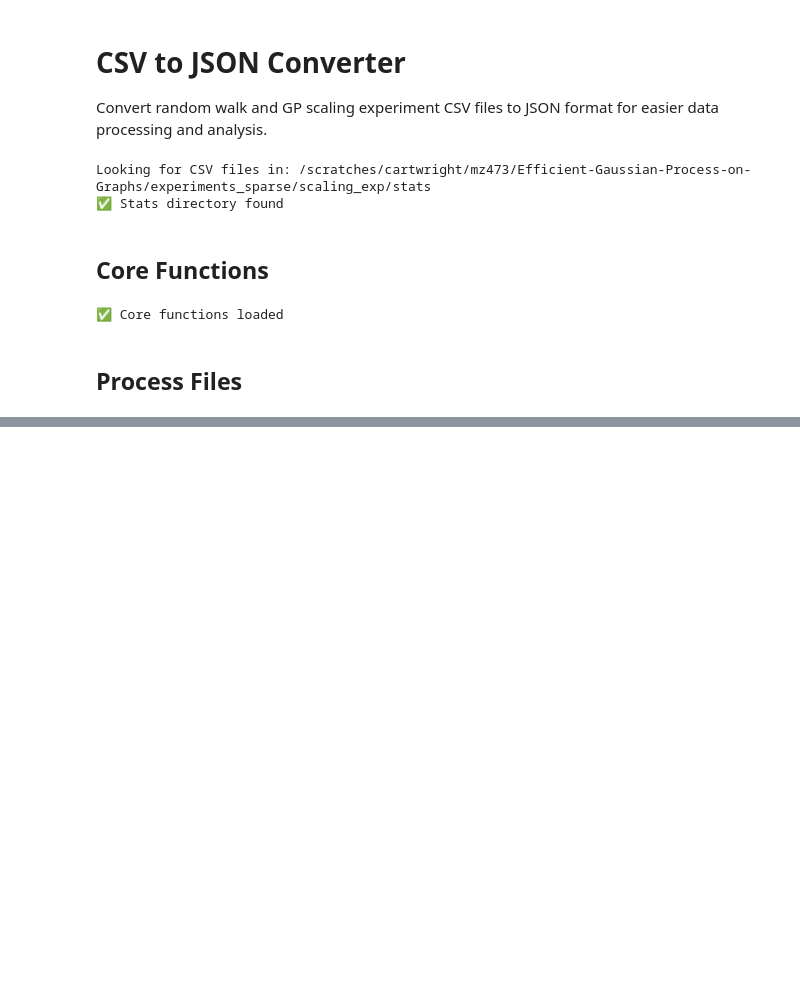
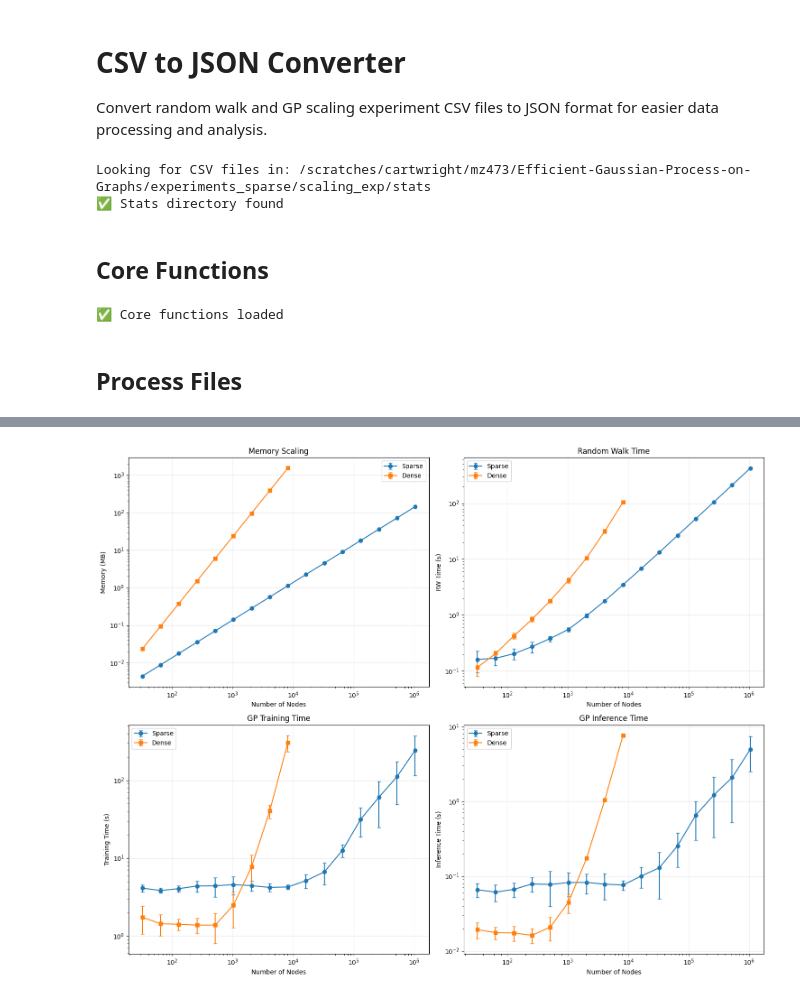
Before and after one commit to MatthewZhang473/Efficient-Gaussian-Process-on-Graphs, a Jupyter notebook: experiments_sparse/scaling_exp/csv_to_json_converter.ipynb, the cells around one changed output, grey strips where cells are left out. Drawn from its saved outputs; the diff is of its cells as text; code cells hidden in the pictures; blank space fills up the shorter version.

```diff
--- a/experiments_sparse/scaling_exp/csv_to_json_converter.ipynb
+++ b/experiments_sparse/scaling_exp/csv_to_json_converter.ipynb
@@ -424,0 +490,91 @@ NameError: name 'os' is not defined
+# %%
+# 5. Combined overview plot - All timing metrics
+fig, ((ax1, ax2), (ax3, ax4)) = plt.subplots(2, 2, figsize=(15, 12))
+
+# Memory scaling
+if len(df_rw_combined) > 0 and 'n_nodes' in df_rw_combined.columns:
+    if 'sparse_size_mb' in df_rw_combined.columns:
+        sparse_grouped = df_rw_combined.groupby('n_nodes')['sparse_size_mb'].agg(['mean', 'std']).reset_index()
+        ax1.errorbar(sparse_grouped['n_nodes'], sparse_grouped['mean'],
+                    yerr=2*sparse_grouped['std'], label='Sparse', marker='o', capsize=3)
+
+    if 'dense_size_mb' in df_rw_combined.columns:
+        dense_grouped = df_rw_combined.groupby('n_nodes')['dense_size_mb'].agg(['mean', 'std']).reset_index()
+        ax1.errorbar(dense_grouped['n_nodes'], dense_grouped['mean'],
+                    yerr=2*dense_grouped['std'], label='Dense', marker='s', capsize=3)
+
+ax1.set_xscale('log')
+ax1.set_yscale('log')
+ax1.set_xlabel('Number of Nodes')
+ax1.set_ylabel('Memory (MB)')
+ax1.set_title('Memory Scaling')
+ax1.legend()
+ax1.grid(True, alpha=0.3)
+
+# RW time scaling
+if len(df_rw_combined) > 0 and 'n_nodes' in df_rw_combined.columns:
+    if 'sparse_rw_time' in df_rw_combined.columns:
+        sparse_rw_grouped = df_rw_combined.groupby('n_nodes')['sparse_rw_time'].agg(['mean', 'std']).reset_index()
+        ax2.errorbar(sparse_rw_grouped['n_nodes'], sparse_rw_grouped['mean'],
+                    yerr=2*sparse_rw_grouped['std'], label='Sparse', marker='o', capsize=3)
+
+    if 'dense_rw_time' in df_rw_combined.columns:
+        dense_rw_grouped = df_rw_combined.groupby('n_nodes')['dense_rw_time'].agg(['mean', 'std']).reset_index()
+        ax2.errorbar(dense_rw_grouped['n_nodes'], dense_rw_grouped['mean'],
+                    yerr=2*dense_rw_grouped['std'], label='Dense', marker='s', capsize=3)
+
+ax2.set_xscale('log')
+ax2.set_yscale('log')
+ax2.set_xlabel('Number of Nodes')
+ax2.set_ylabel('RW Time (s)')
+ax2.set_title('Random Walk Time')
+ax2.legend()
+ax2.grid(True, alpha=0.3)
+
+# Training time scaling
+if len(df_sparse_gp) > 0 and 'train_time' in df_sparse_gp.columns:
+    sparse_grouped = df_sparse_gp.groupby('n_nodes')['train_time'].agg(['mean', 'std']).reset_index()
+    ax3.errorbar(sparse_grouped['n_nodes'], sparse_grouped['mean'],
+                yerr=2*sparse_grouped['std'], label='Sparse', marker='o', capsize=3)
+
+if len(df_dense_gp) > 0 and 'train_time' in df_dense_gp.columns:
+    dense_grouped = df_dense_gp.groupby('n_nodes')['train_time'].agg(['mean', 'std']).reset_index()
+    ax3.errorbar(dense_grouped['n_nodes'], dense_grouped['mean'],
+                yerr=2*dense_grouped['std'], label='Dense', marker='s', capsize=3)
+
+ax3.set_xscale('log')
+ax3.set_yscale('log')
+ax3.set_xlabel('Number of Nodes')
+ax3.set_ylabel('Training Time (s)')
+ax3.set_title('GP Training Time')
+ax3.legend()
+ax3.grid(True, alpha=0.3)
+
+# Inference time scaling
+if len(df_sparse_gp) > 0 and 'inference_time' in df_sparse_gp.columns:
+    sparse_grouped = df_sparse_gp.groupby('n_nodes')['inference_time'].agg(['mean', 'std']).reset_index()
+    ax4.errorbar(sparse_grouped['n_nodes'], sparse_grouped['mean'],
+                yerr=2*sparse_grouped['std'], label='Sparse', marker='o', capsize=3)
+
+if len(df_dense_gp) > 0 and 'inference_time' in df_dense_gp.columns:
+    dense_grouped = df_dense_gp.groupby('n_nodes')['inference_time'].agg(['mean', 'std']).reset_index()
+    ax4.errorbar(dense_grouped['n_nodes'], dense_grouped['mean'],
+                yerr=2*dense_grouped['std'], label='Dense', marker='s', capsize=3)
+
+ax4.set_xscale('log')
+ax4.set_yscale('log')
+ax4.set_xlabel('Number of Nodes')
+ax4.set_ylabel('Inference Time (s)')
+ax4.set_title('GP Inference Time')
+ax4.legend()
+ax4.grid(True, alpha=0.3)
+
+plt.tight_layout()
+plt.show()
+
+print(f"\n📊 Visualization complete using combined datasets:")
+print(f"   Combined RW data: {len(df_rw_combined)} records")
+print(f"   Sparse GP data: {len(df_sparse_gp)} records")
+print(f"   Dense GP data: {len(df_dense_gp)} records")
+# %% [output]
+[figure, added]
```
Also changed, not shown: parts of 14 cells of this notebook.
